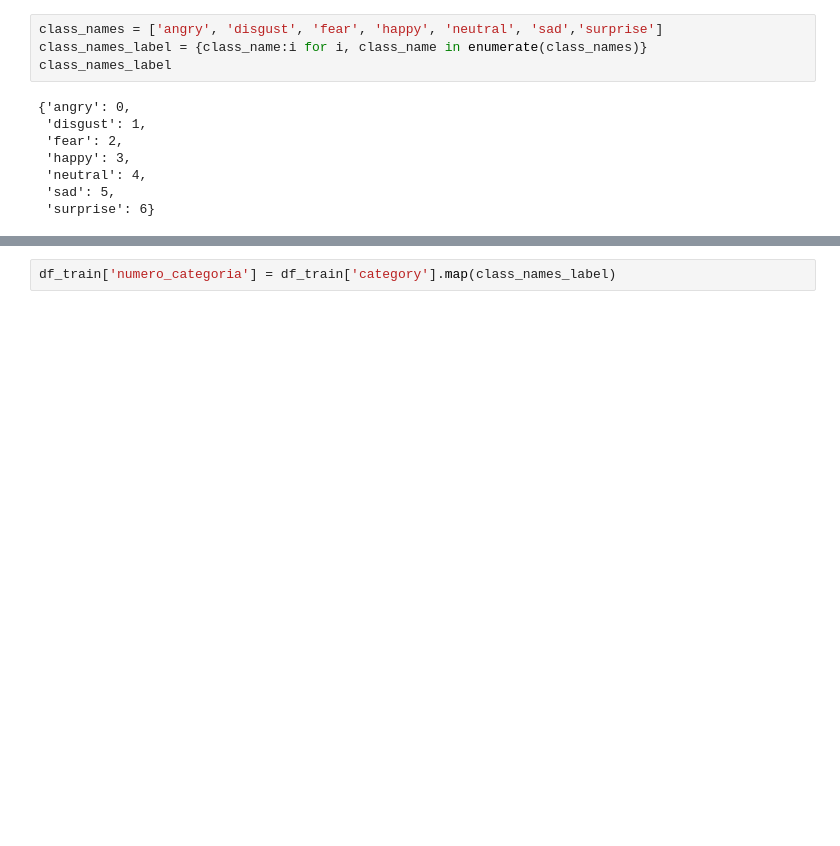
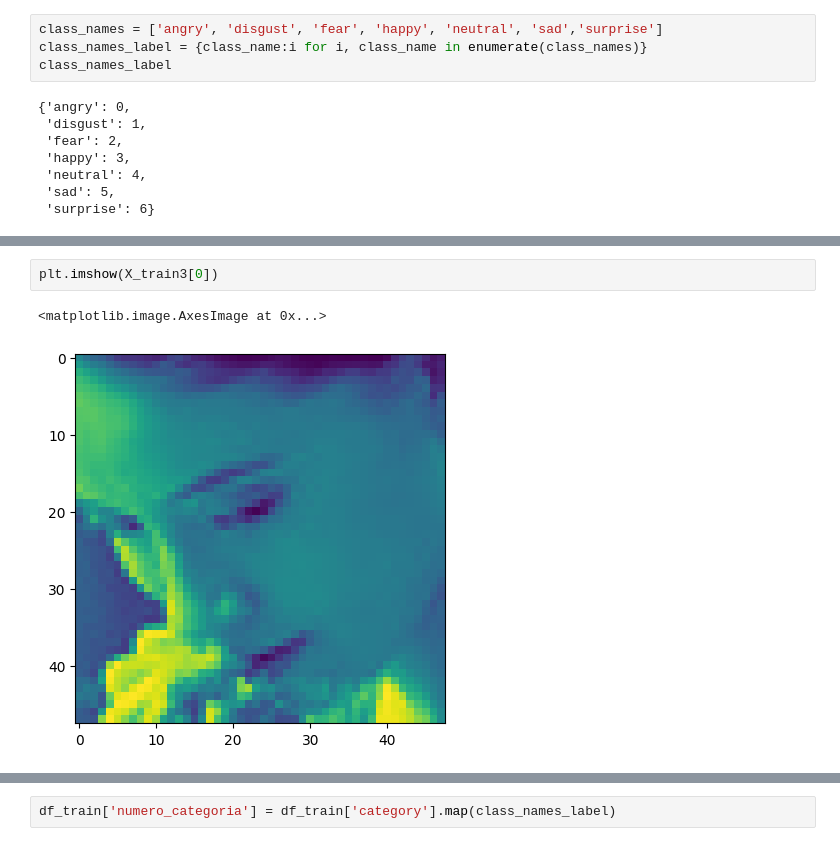
Before and after one commit to ManuelRF86/EmoDecode_3000, a Jupyter notebook: trabajo/ejercicio.ipynb, the cells around one changed output, grey strips where cells are left out. Cells and saved outputs as stored; diff of their text form; blank space fills up the shorter version.

```diff
--- a/trabajo/ejercicio.ipynb
+++ b/trabajo/ejercicio.ipynb
@@ -166,3 +168,8 @@ X_train7 = read_data(TRAIN_PATH_surprise, IMAGE_WIDTH)
+# %%
+plt.imshow(X_train3[0])
+# %% [output]
+<matplotlib.image.AxesImage at 0x...>
+[figure, added]
 # %%
 X_train2.shape
 # %% [output]
```
Also changed, not shown: parts of 39 cells of this notebook, 2 other files.
